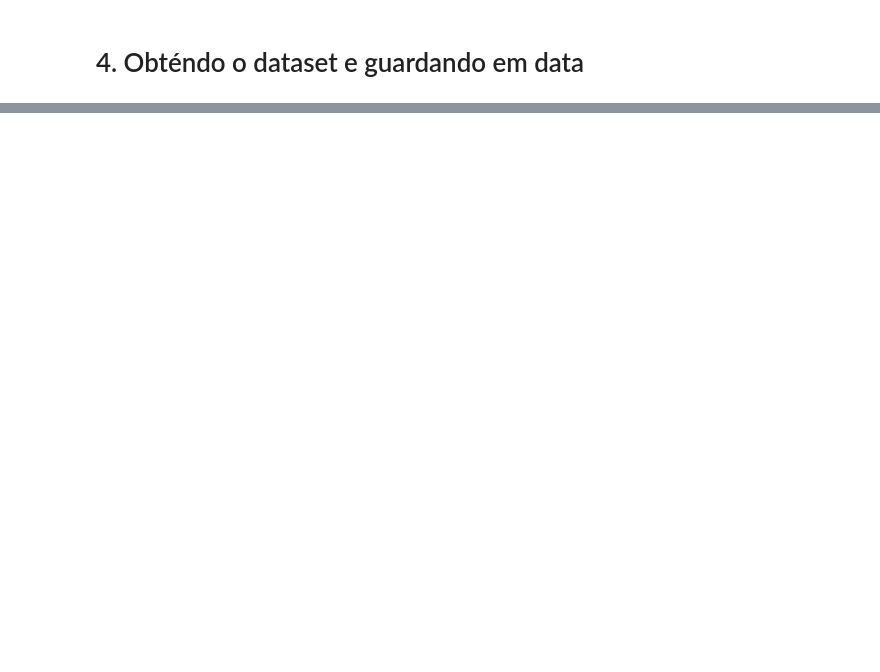
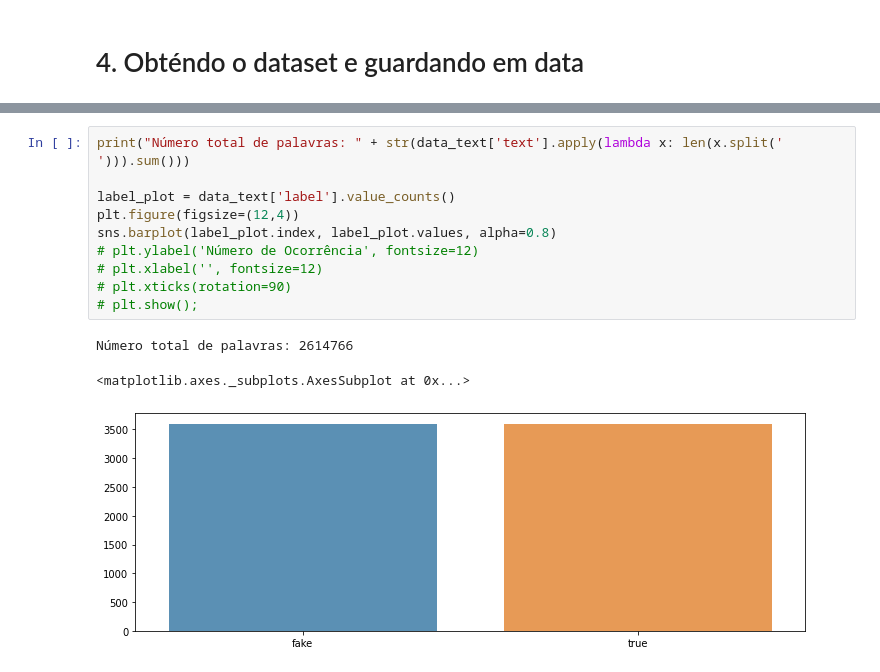
Before and after one commit to matheus-de-araujo/fakenews-classifier-notebook, a Jupyter notebook: notebook.ipynb, the cells around one changed output, grey strips where cells are left out. Saved outputs shown, nothing was run; the diff lists cells and outputs as text; blank space fills up the shorter version.

```diff
--- a/notebook.ipynb
+++ b/notebook.ipynb
@@ -92,0 +152,14 @@ new_func()
+# %%
+print("Número total de palavras: " + str(data_text['text'].apply(lambda x: len(x.split(' '))).sum()))
+
+label_plot = data_text['label'].value_counts()
+plt.figure(figsize=(12,4))
+sns.barplot(label_plot.index, label_plot.values, alpha=0.8)
+# plt.ylabel('Número de Ocorrência', fontsize=12)
+# plt.xlabel('', fontsize=12)
+# plt.xticks(rotation=90)
+# plt.show();
+# %% [output]
+Número total de palavras: 2614766
+<matplotlib.axes._subplots.AxesSubplot at 0x...>
+[figure, added]
```
Also changed, not shown: parts of 18 cells of this notebook.
